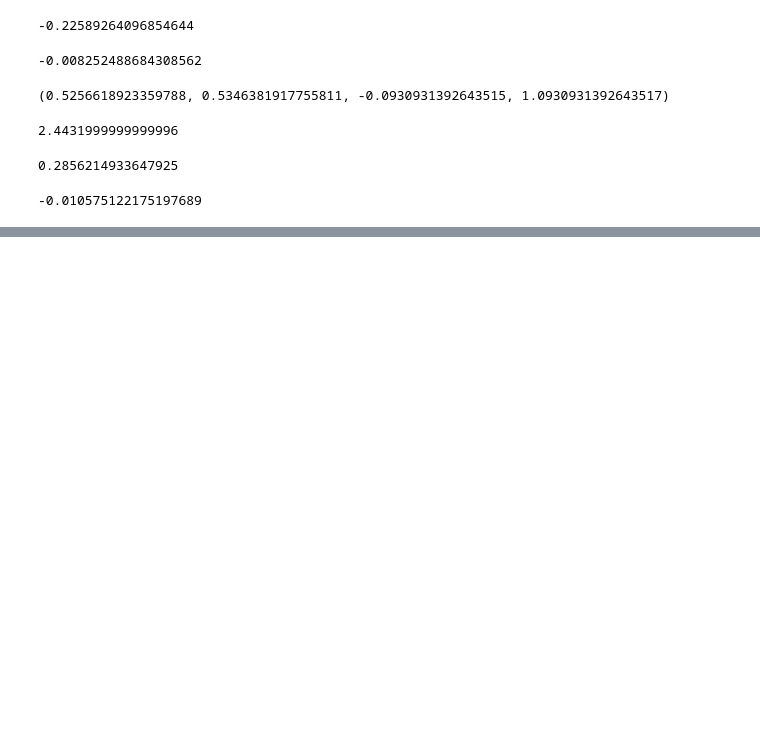
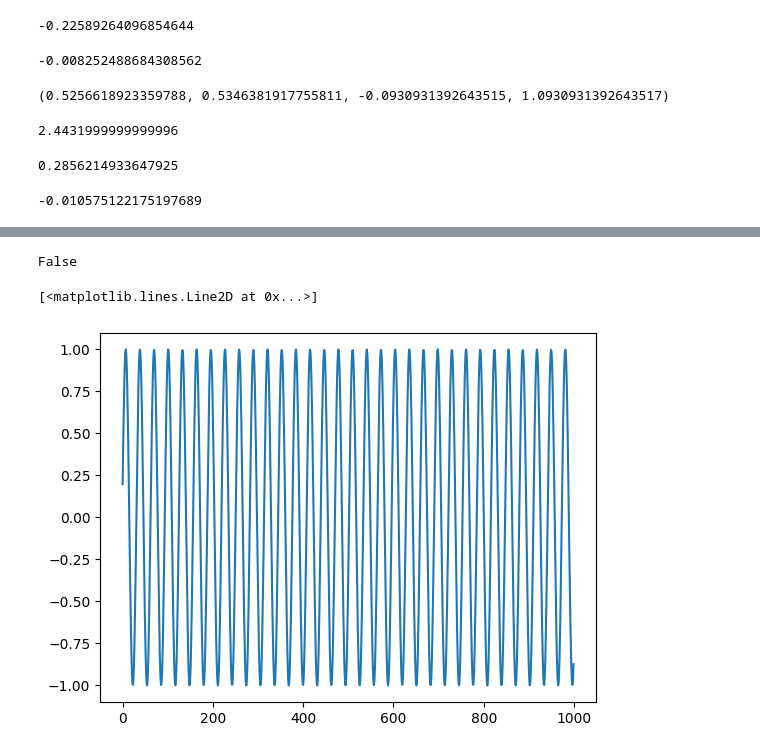
Before and after one commit to jmoo2880/py-hctsa-project, a Jupyter notebook: test_stuff.ipynb, the cells around one changed output, grey strips where cells are left out. Drawn from its saved outputs; the diff is of its cells as text; code cells hidden in the pictures; blank space fills up the shorter version.

```diff
--- a/test_stuff.ipynb
+++ b/test_stuff.ipynb
@@ -836,3 +836,9 @@ def RM_information(*args):
 CO_RM_AMInformation(ts3, 15)
 # %% [output]
 -0.010575122175197689
+# %%
+from scipy import stats
+import scipy
+loc, scale = stats.norm.fit(ts1, method='MLE')
+# %%
+stats.uniform.fit(ts1, method="MLE")
@@ -838,0 +961,9 @@ CO_RM_AMInformation(ts3, 15)
+# %%
+DT_IsSeasonal(ts1)
+# %% [output]
+False
+# %%
+plt.plot(ts1)
+# %% [output]
+[<matplotlib.lines.Line2D at 0x...>]
+[figure, added]
```
Also changed, not shown: parts of 17 cells of this notebook, 5 other files.
